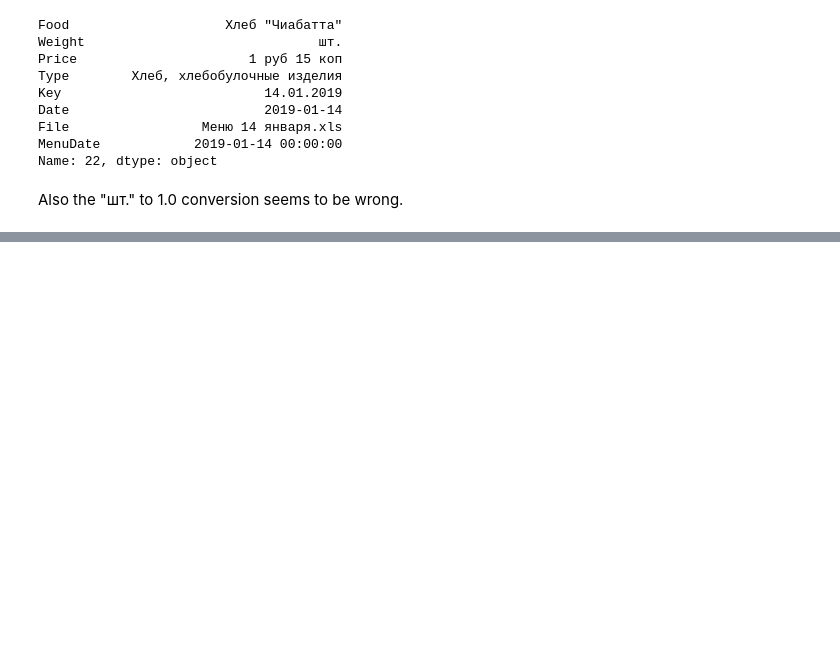
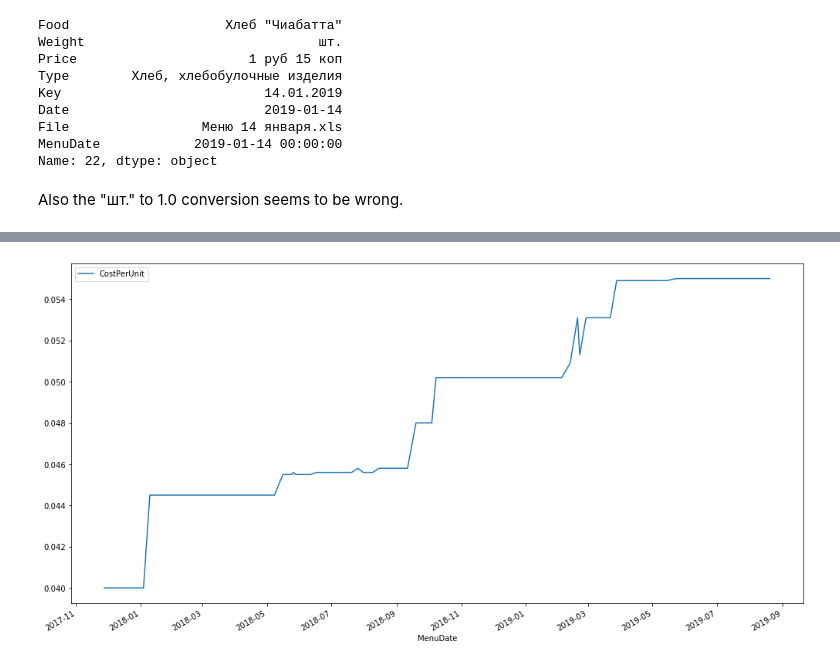
Before and after one commit to ihar/menuP27a, a Jupyter notebook: main_eda.ipynb, the cells around one changed output, grey strips where cells are left out. Saved outputs shown, nothing was run; the diff lists cells and outputs as text; code cells hidden in the pictures; blank space fills up the shorter version.

```diff
--- a/main_eda.ipynb
+++ b/main_eda.ipynb
@@ -436,0 +566,5 @@ Also the "шт." to 1.0 conversion seems to be wrong.
+# %%
+df_date_price_weight_type_proc[df_date_price_weight_type_proc.Food == 'Говядина отварная'].\
+    plot(x='MenuDate', y='CostPerUnit', figsize=(17, 9),);
+# %% [output]
+[figure, added]
```
Also changed, not shown: parts of 49 cells of this notebook.
